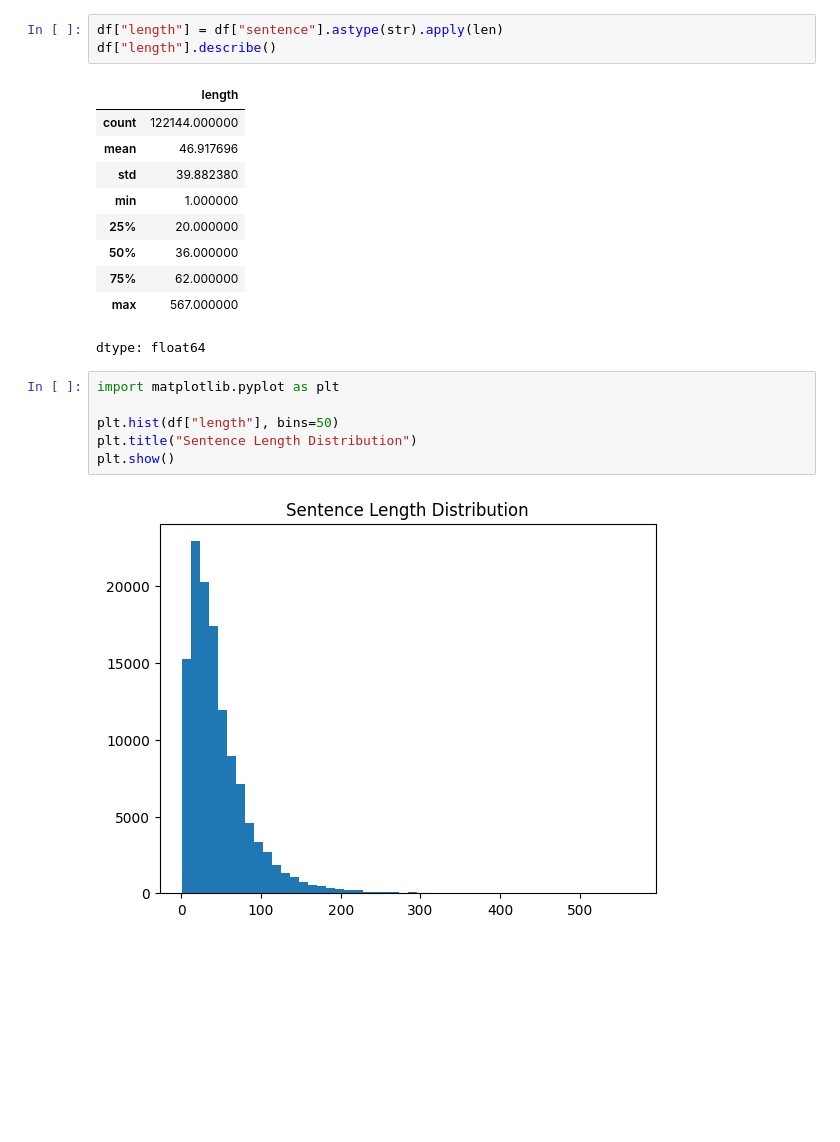
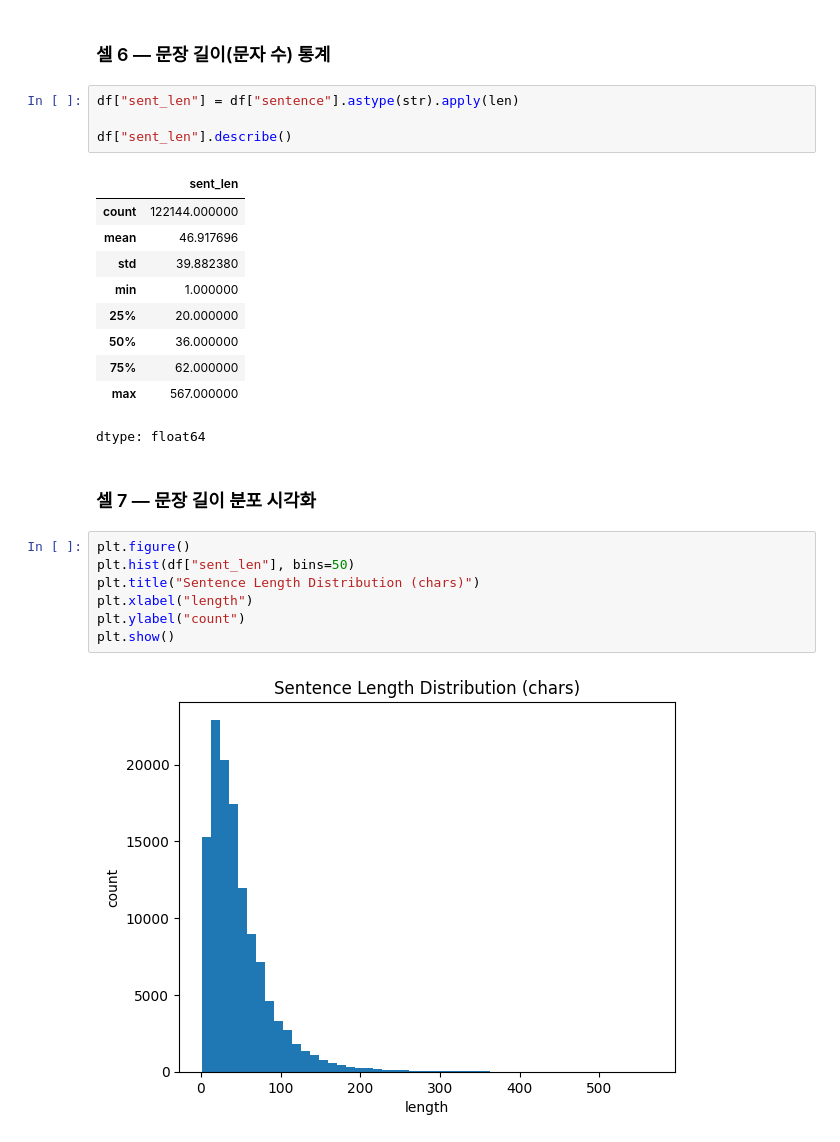
Before and after one commit to hufs24lsh/HUFS-LAI-ML-2025-2, a Jupyter notebook: submissions/202403582/assignment4/data_analysis.ipynb, the cells around one changed output. Cells and saved outputs as stored; diff of their text form; blank space fills up the shorter version.

```diff
--- a/submissions/202403582/assignment4/data_analysis.ipynb
+++ b/submissions/202403582/assignment4/data_analysis.ipynb
@@ -97,8 +91,11 @@ np.int64(2909)
+# %% [markdown]
+### 셀 6 — 문장 길이(문자 수) 통계
 # %%
-df["length"] = df["sentence"].astype(str).apply(len)
-df["length"].describe()
+df["sent_len"] = df["sentence"].astype(str).apply(len)
+
+df["sent_len"].describe()
 # %% [output]
-|  | length |
+|  | sent_len |
 | count | 122144.000000 |
 | mean | 46.917696 |
 | std | 39.882380 |
@@ -108,11 +105,14 @@ df["length"].describe()
 | 75% | 62.000000 |
 | max | 567.000000 |
 dtype: float64
+# %% [markdown]
+### 셀 7 — 문장 길이 분포 시각화
 # %%
-import matplotlib.pyplot as plt
-
-plt.hist(df["length"], bins=50)
-plt.title("Sentence Length Distribution")
+plt.figure()
+plt.hist(df["sent_len"], bins=50)
+plt.title("Sentence Length Distribution (chars)")
+plt.xlabel("length")
+plt.ylabel("count")
 plt.show()
 # %% [output]
-[figure, old version]
+[figure, new version]
```
Also changed, not shown: parts of 21 cells of this notebook.
